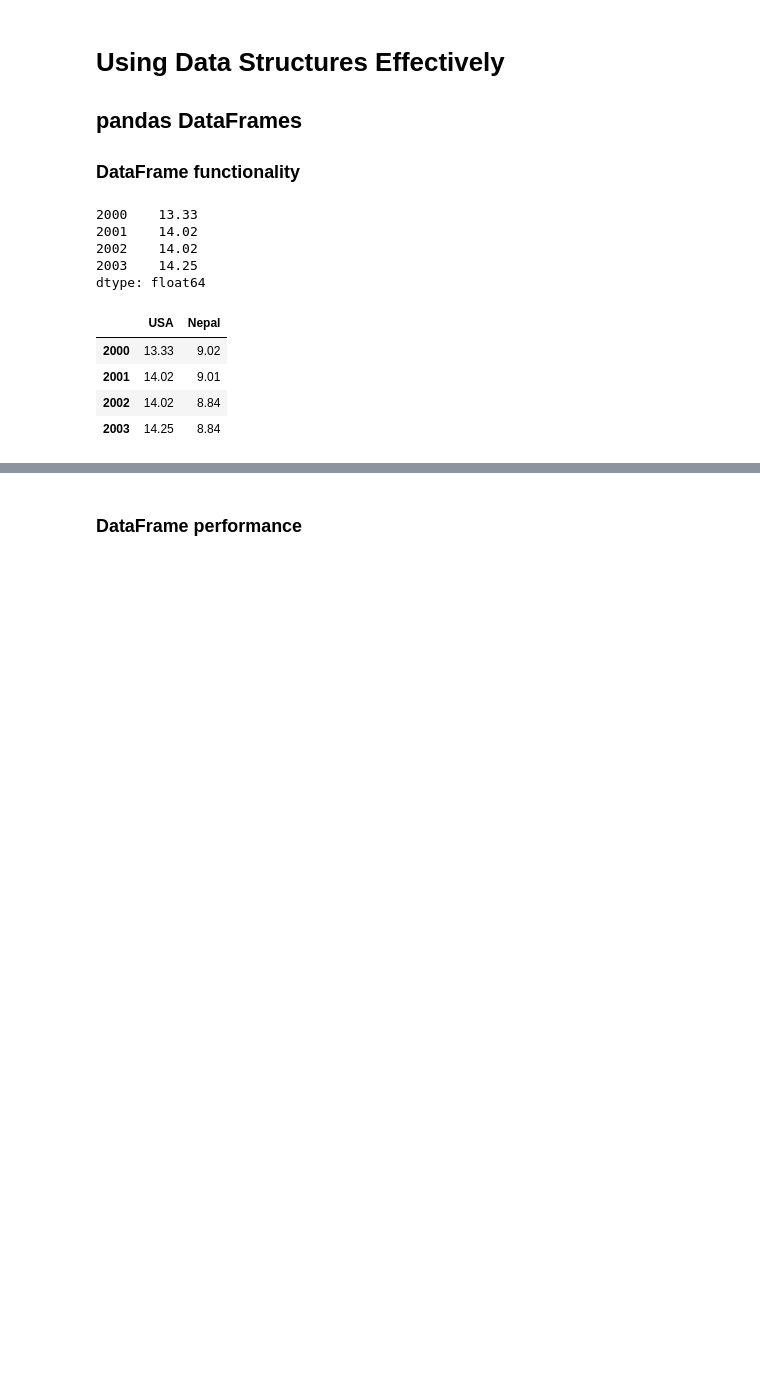
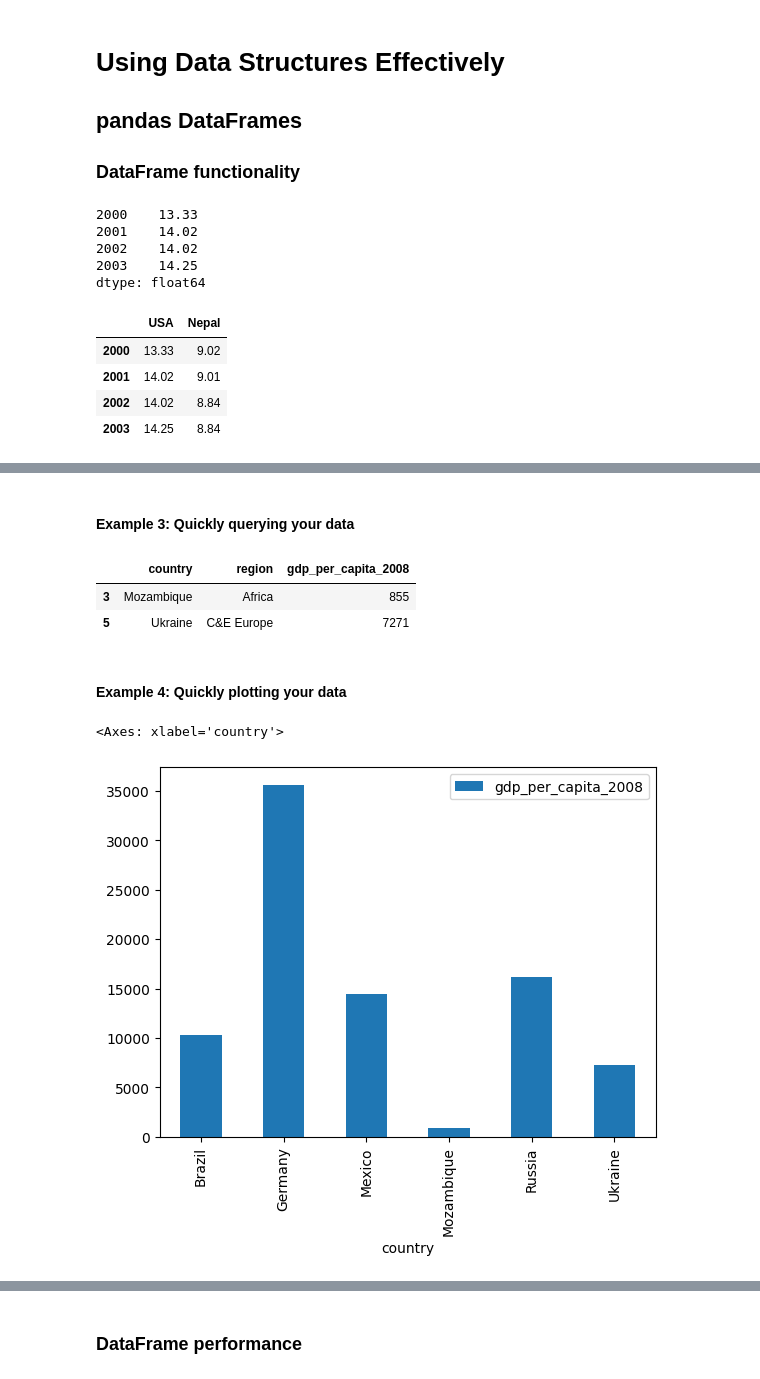
Before and after one commit to apandey306/SD4DS, a Jupyter notebook: 03_Data_Structures/chapter_03_pandas.ipynb, the cells around one changed output, grey strips where cells are left out. Drawn from its saved outputs; the diff is of its cells as text; code cells hidden in the pictures; blank space fills up the shorter version.

Commit message:
Added test csv file and updated to pandas notebook

```diff
--- a/03_Data_Structures/chapter_03_pandas.ipynb
+++ b/03_Data_Structures/chapter_03_pandas.ipynb
@@ -32,0 +46,5 @@ df
+# %%
+import pandas as pd
+
+smallworld = pd.read_csv("../data/world-very-small.csv")
+smallworld
@@ -32,0 +73,15 @@ df
+# %% [markdown]
+#### Example 3: Quickly querying your data
+# %%
+smallworld.loc[smallworld.gdp_per_capita_2008 < 10000]
+# %% [output]
+|  | country | region | gdp_per_capita_2008 |
+| 3 | Mozambique | Africa | 855 |
+| 5 | Ukraine | C&E Europe | 7271 |
+# %% [markdown]
+#### Example 4: Quickly plotting your data
+# %%
+smallworld.plot.bar(x="country", y="gdp_per_capita_2008")
+# %% [output]
+<Axes: xlabel='country'>
+[figure, added]
```
Also changed, not shown: parts of 17 cells of this notebook, 1 other file.
